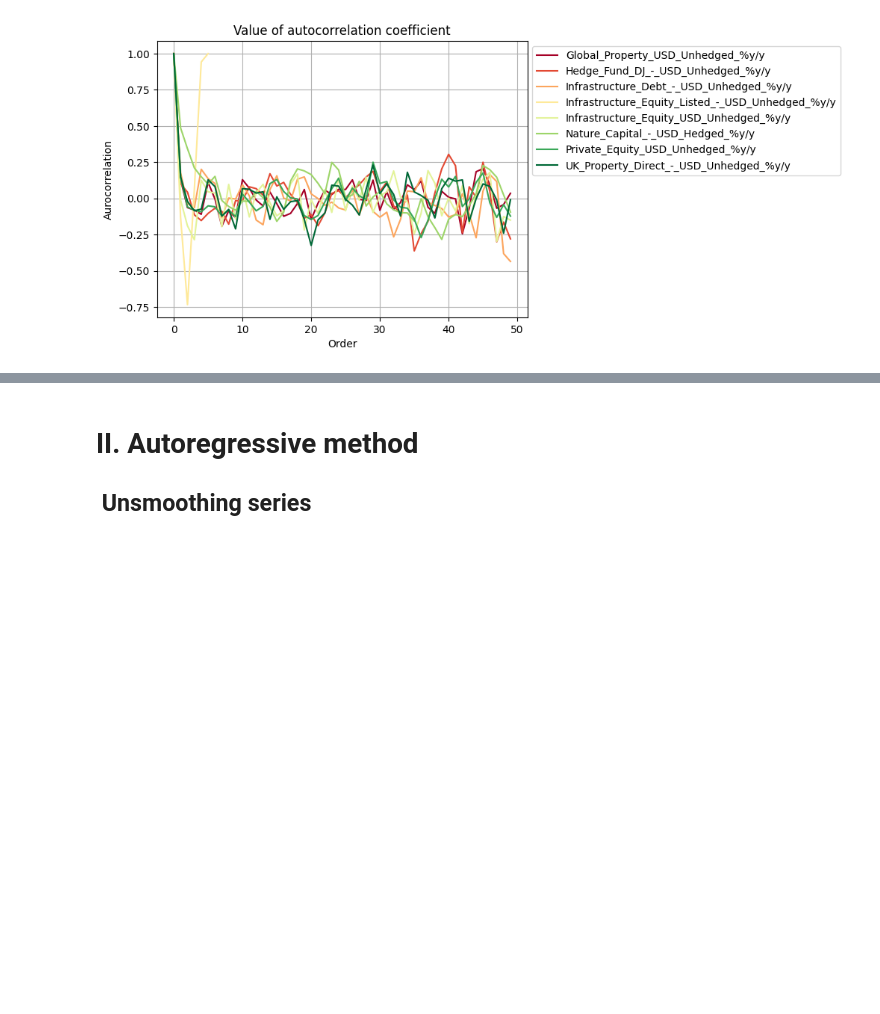
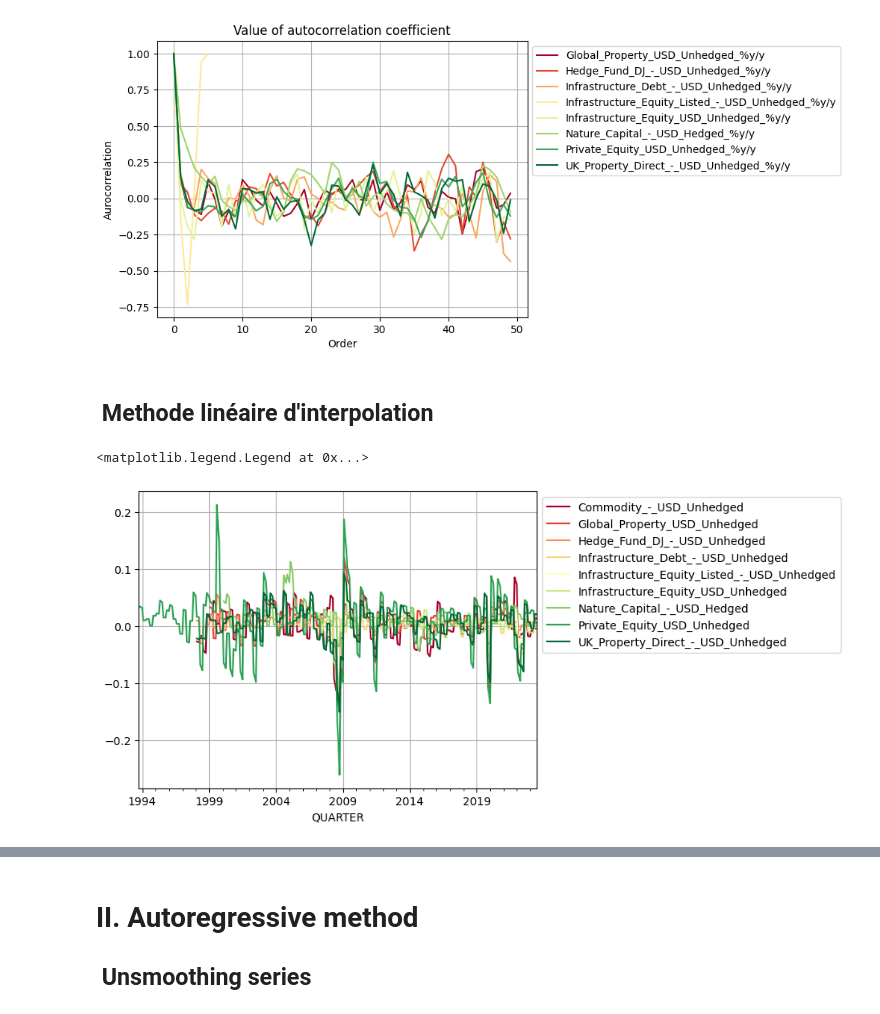
Before and after one commit to Perann/STAT_APP, a Jupyter notebook: main.ipynb, the cells around one changed output, grey strips where cells are left out. Drawn from its saved outputs; the diff is of its cells as text; code cells hidden in the pictures; blank space fills up the shorter version.

Commit message:
linear interpolation

```diff
--- a/main.ipynb
+++ b/main.ipynb
@@ -94,3 +94,12 @@ serial_correlation = pd.DataFrame({name:  [alternative_data[name].dropna().autoc
 # %% [output]
 <matplotlib.legend.Legend at 0x...>
 [figure]
+# %% [markdown]
+##  Methode linéaire d'interpolation
+# %%
+linear_interpolation = alternative_data.iloc[:,0:9].resample('MS').interpolate().pct_change()
+# %%
+linear_interpolation.plot(grid = True, cmap = 'RdYlGn').legend(bbox_to_anchor = (1,1))
+# %% [output]
+<matplotlib.legend.Legend at 0x...>
+[figure, added]
```
Also changed, not shown: parts of 6 cells of this notebook.
